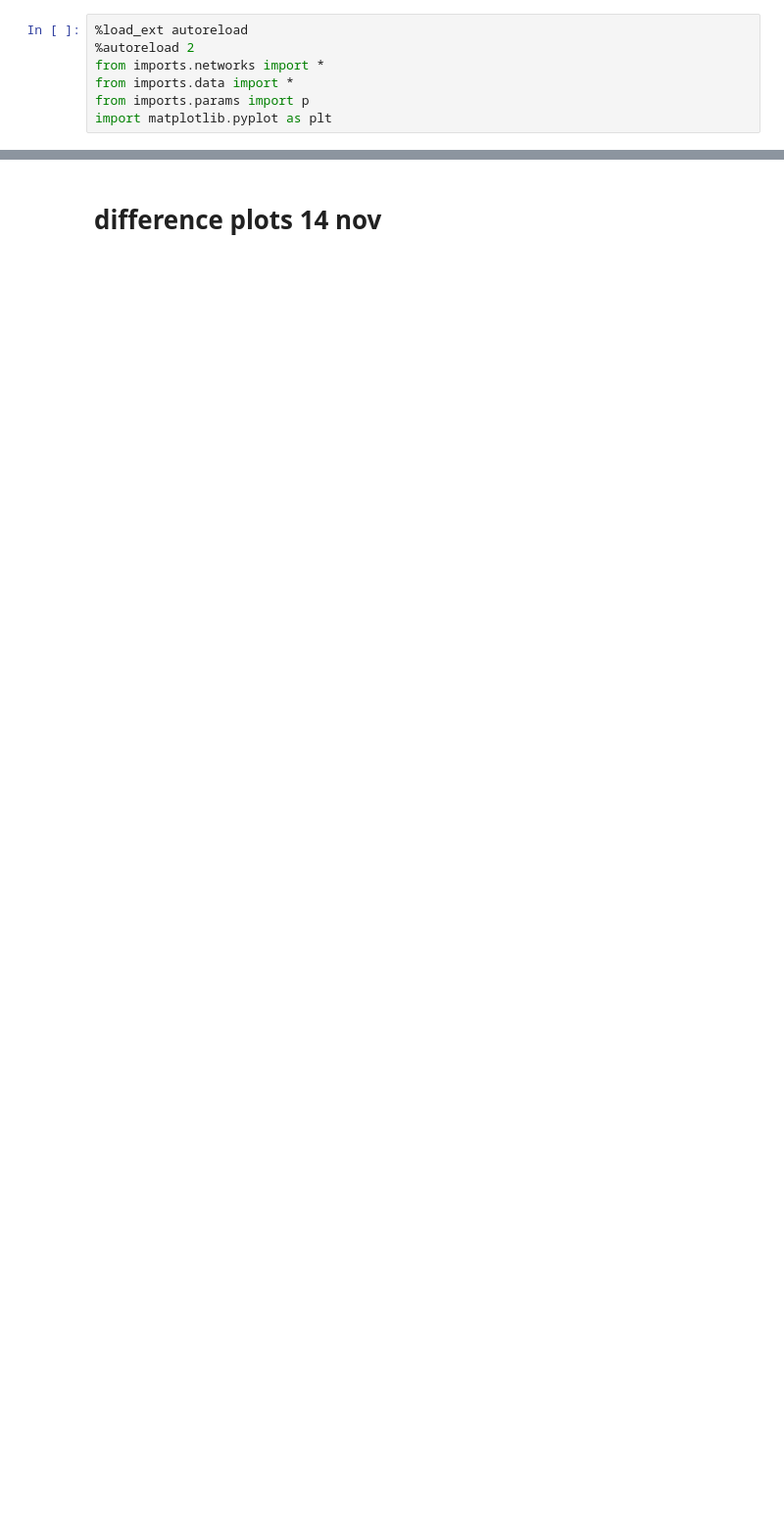
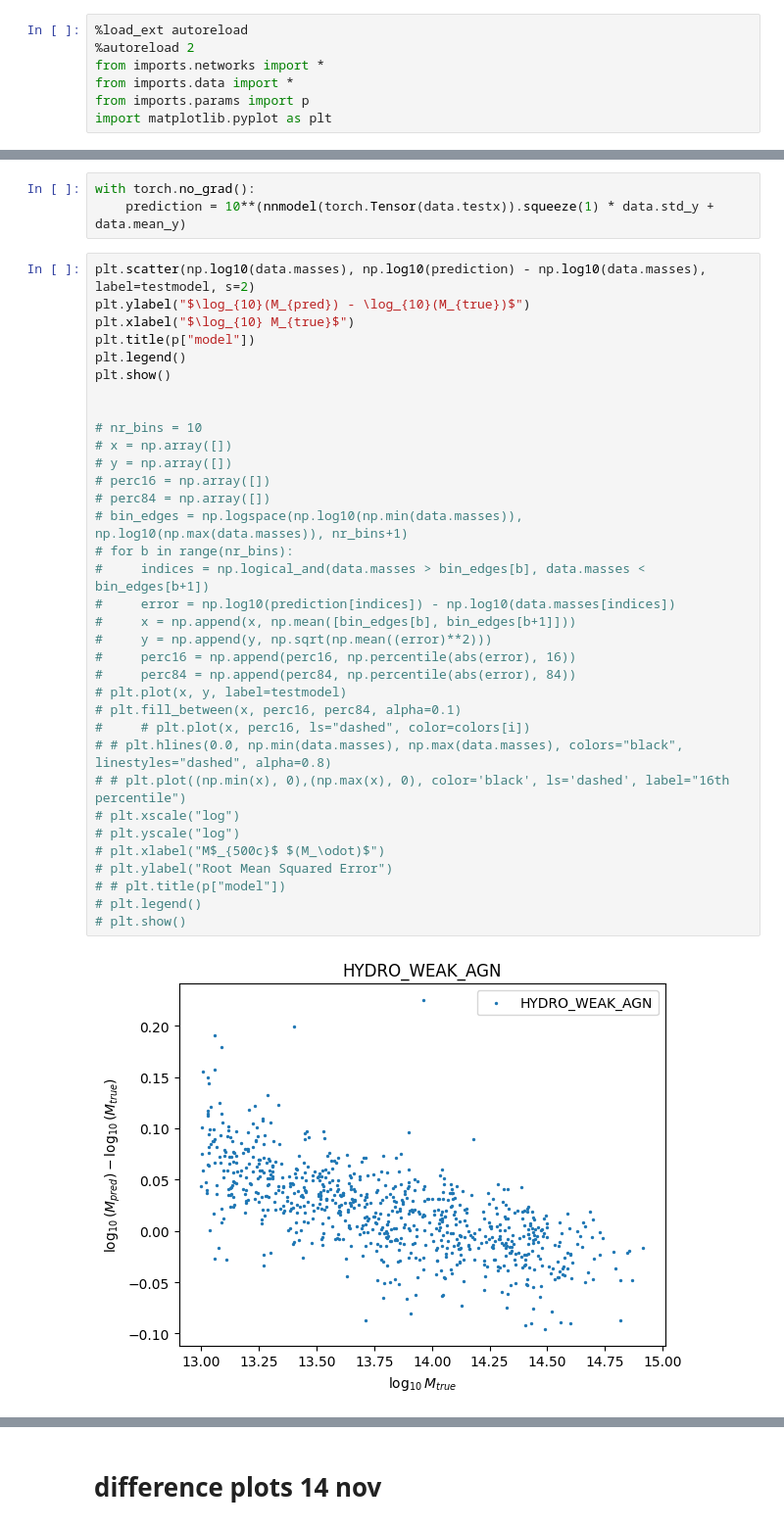
Before and after one commit to woutervantol/scriptie2, a Jupyter notebook: plots.ipynb, the cells around one changed output, grey strips where cells are left out. Shown at 98% size. Drawn from its saved outputs; the diff is of its cells as text; blank space fills up the shorter version.

```diff
--- a/plots.ipynb
+++ b/plots.ipynb
@@ -13 +200,40 @@ data.make_nn_dataset(filename=filename, target="TotalMass")
 data.load_testset(filename=filename)
+# %%
+with torch.no_grad():
+    prediction = 10**(nnmodel(torch.Tensor(data.testx)).squeeze(1) * data.std_y + data.mean_y)
+# %%
+plt.scatter(np.log10(data.masses), np.log10(prediction) - np.log10(data.masses), label=testmodel, s=2)
+plt.ylabel("$\log_{10}(M_{pred}) - \log_{10}(M_{true})$")
+plt.xlabel("$\log_{10} M_{true}$")
+plt.title(p["model"])
+plt.legend()
+plt.show()
+
+
+# nr_bins = 10
+# x = np.array([])
+# y = np.array([])
+# perc16 = np.array([])
+# perc84 = np.array([])
+# bin_edges = np.logspace(np.log10(np.min(data.masses)), np.log10(np.max(data.masses)), nr_bins+1)
+# for b in range(nr_bins):
+#     indices = np.logical_and(data.masses > bin_edges[b], data.masses < bin_edges[b+1])
+#     error = np.log10(prediction[indices]) - np.log10(data.masses[indices])
+#     x = np.append(x, np.mean([bin_edges[b], bin_edges[b+1]]))
+#     y = np.append(y, np.sqrt(np.mean((error)**2)))
+#     perc16 = np.append(perc16, np.percentile(abs(error), 16))
+#     perc84 = np.append(perc84, np.percentile(abs(error), 84))
+# plt.plot(x, y, label=testmodel)
+# plt.fill_between(x, perc16, perc84, alpha=0.1)
+#     # plt.plot(x, perc16, ls="dashed", color=colors[i])
+# # plt.hlines(0.0, np.min(data.masses), np.max(data.masses), colors="black", linestyles="dashed", alpha=0.8)
+# # plt.plot((np.min(x), 0),(np.max(x), 0), color='black', ls='dashed', label="16th percentile")
+# plt.xscale("log")
+# plt.yscale("log")
+# plt.xlabel("M$_{500c}$ $(M_\odot)$")
+# plt.ylabel("Root Mean Squared Error")
+# # plt.title(p["model"])
+# plt.legend()
+# plt.show()
+# %% [output]
+[figure, added]
```
Also changed, not shown: parts of 17 cells of this notebook, 7 other files.
